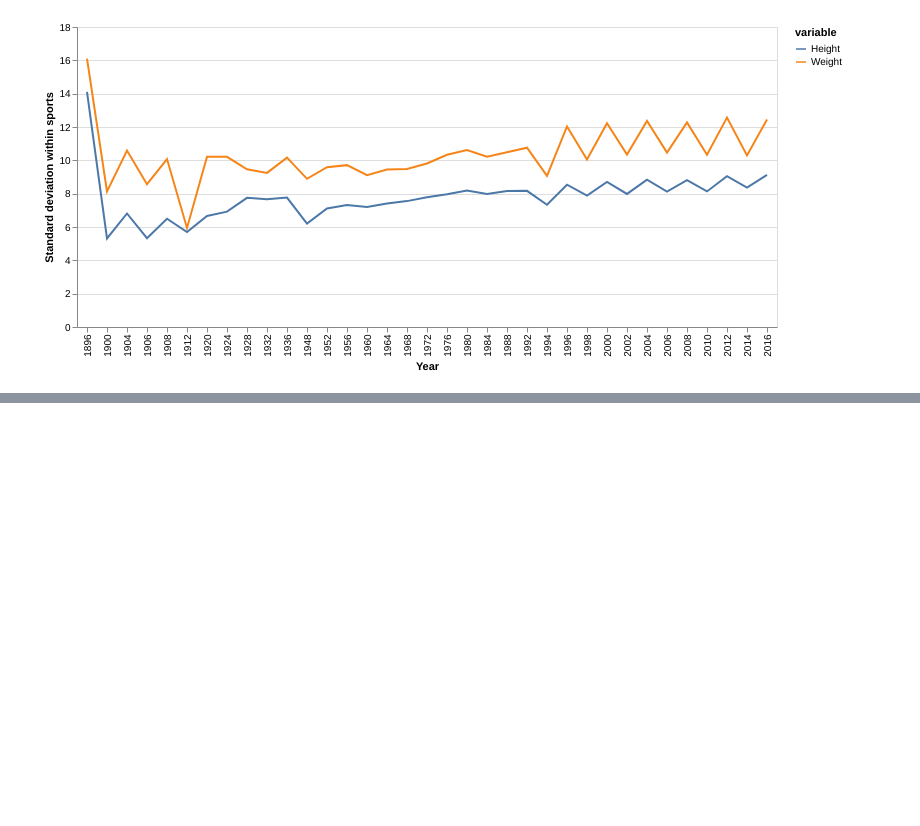
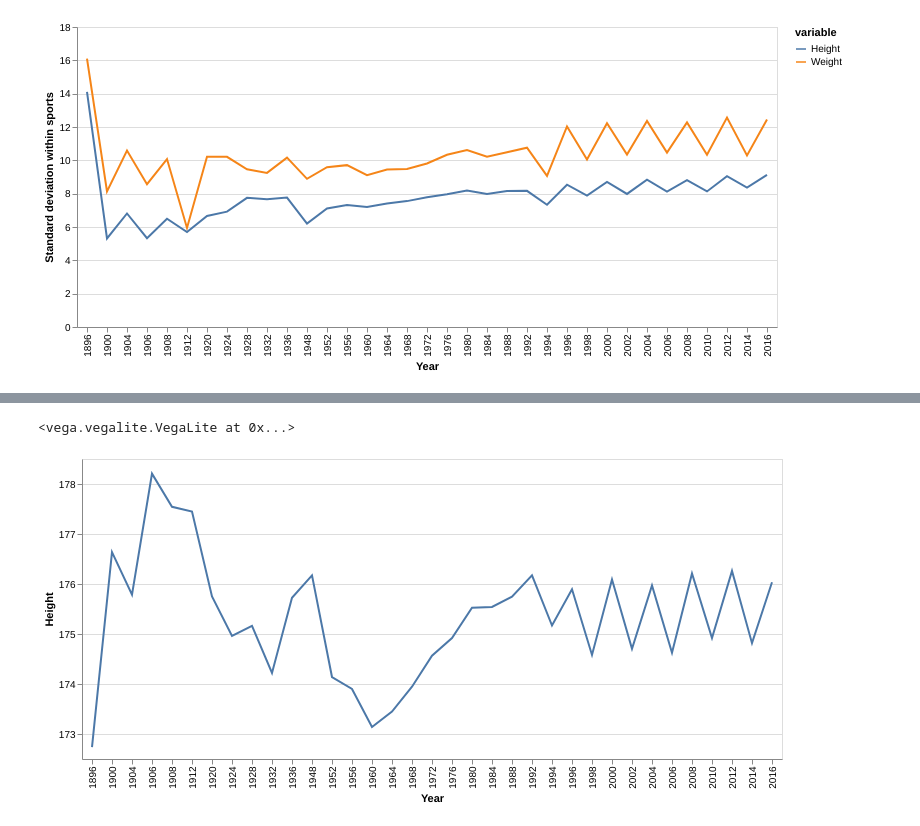
Before and after one commit to JonathanWoollett-Light/CSC327-A2, a Jupyter notebook: source.ipynb, the cells around one changed output, grey strips where cells are left out. Drawn from its saved outputs; the diff is of its cells as text; code cells hidden in the pictures; blank space fills up the shorter version.

```diff
--- a/source.ipynb
+++ b/source.ipynb
@@ -80,0 +97,12 @@ alt.Chart(melted).mark_line().encode(
+# %%
+mean_heights = data.groupby(["Year"])["Height"].mean().reset_index()
+
+#print(mean_heights.head())
+
+alt.Chart(mean_heights).mark_line().encode(
+    x='Year:O',
+    y=alt.Y('Height:Q',scale=alt.Scale(zero=False))
+)
+# %% [output]
+<vega.vegalite.VegaLite at 0x...>
+[figure, added]
```
Also changed, not shown: parts of 6 cells of this notebook.
